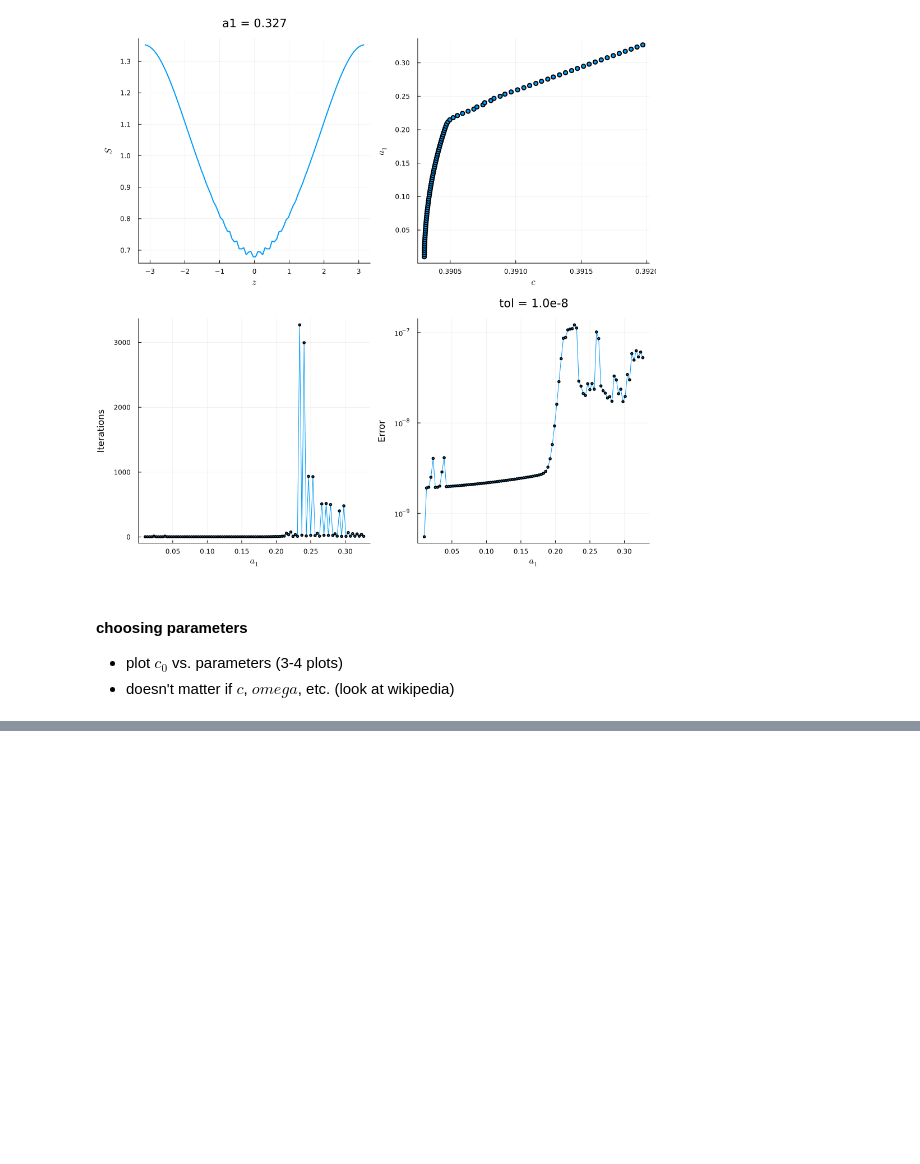
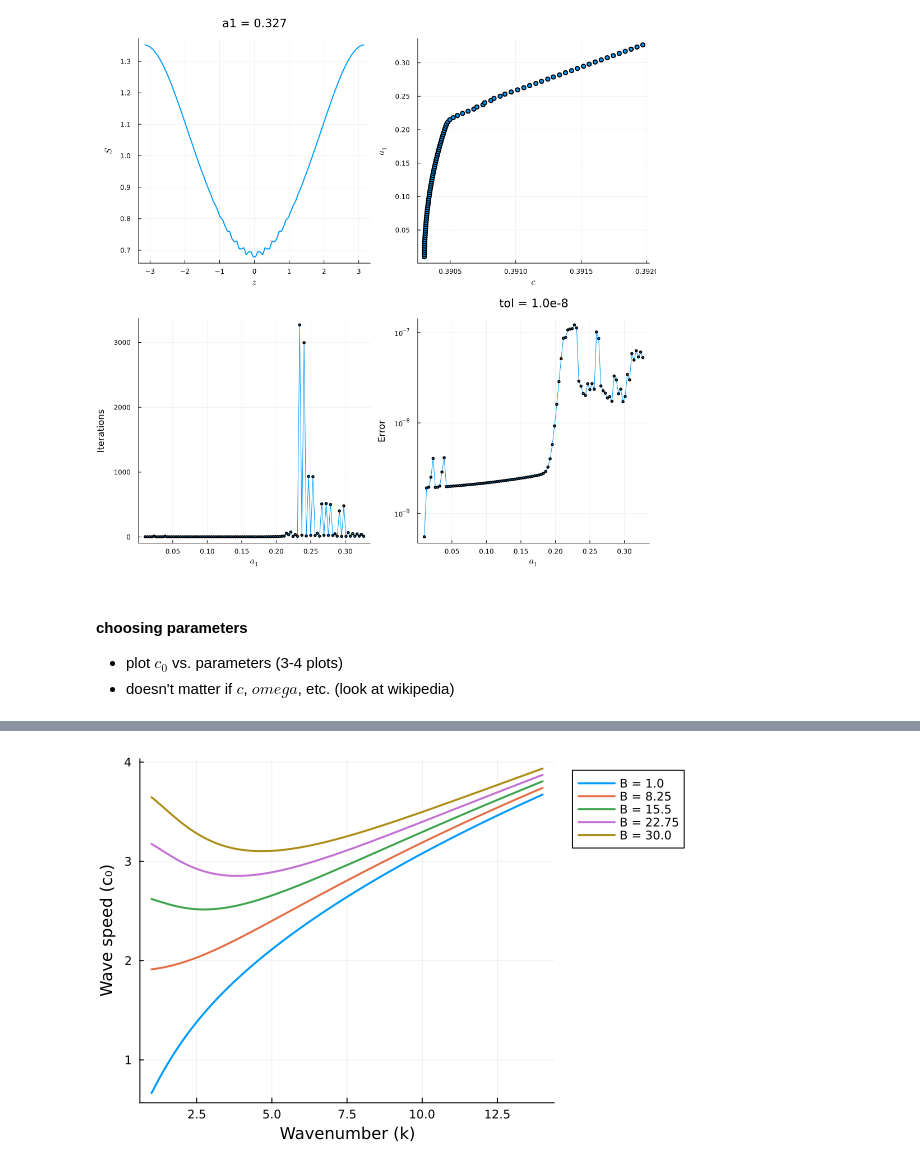
Before and after one commit to karnavr/kylindros, a Jupyter notebook: solving.ipynb, the cells around one changed output, grey strips where cells are left out. Saved outputs shown, nothing was run; the diff lists cells and outputs as text; code cells hidden in the pictures; blank space fills up the shorter version.

```diff
--- a/solving.ipynb
+++ b/solving.ipynb
@@ -266,0 +193,28 @@ plot(p1, p2, p3, p4, p5, layout=(2,3), size=(1200, 800), margin=20px)
+# %%
+b = 0.1
+B_range = range(1, 30, length=5)
+L = π
+N = 36
+
+k_range = range(1, 14, length=100)
+c0_vs_k = zeros(length(B), length(k_range))
+
+for (n, B_val) in enumerate(B_range)
+
+    for (i, j) in enumerate(k_range)
+        constants = ferrofluidConstants(N, L, B_val, b)
+        c0_vs_k[n, i] = c0(j, constants)
+    end
+
+end
+
+p = plot(legend=:outertopright)
+for (n, b) in enumerate(B_range)
+    plot!(k_range, c0_vs_k[n,:],
+        xlabel="Wavenumber (k)",
+        ylabel="Wave speed (c₀)",
+        label="B = $(b)", lw=2)
+end
+display(p)
+# %% [output]
+[figure, added]
```
Also changed, not shown: parts of 5 cells of this notebook.
